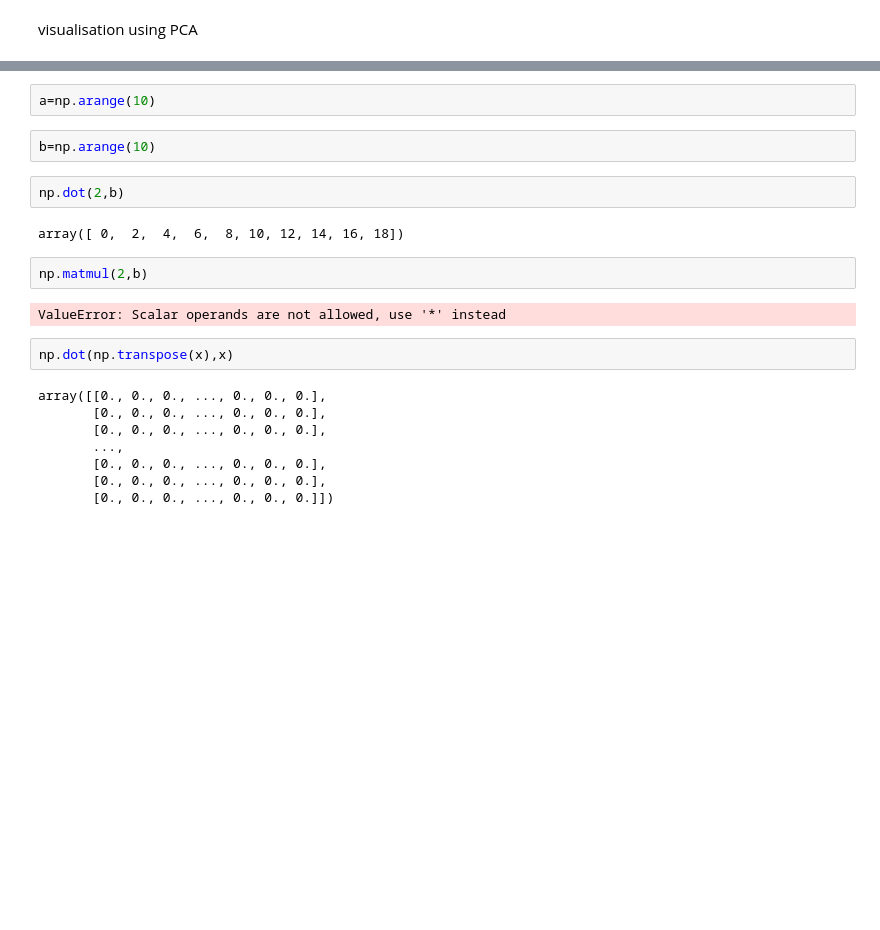
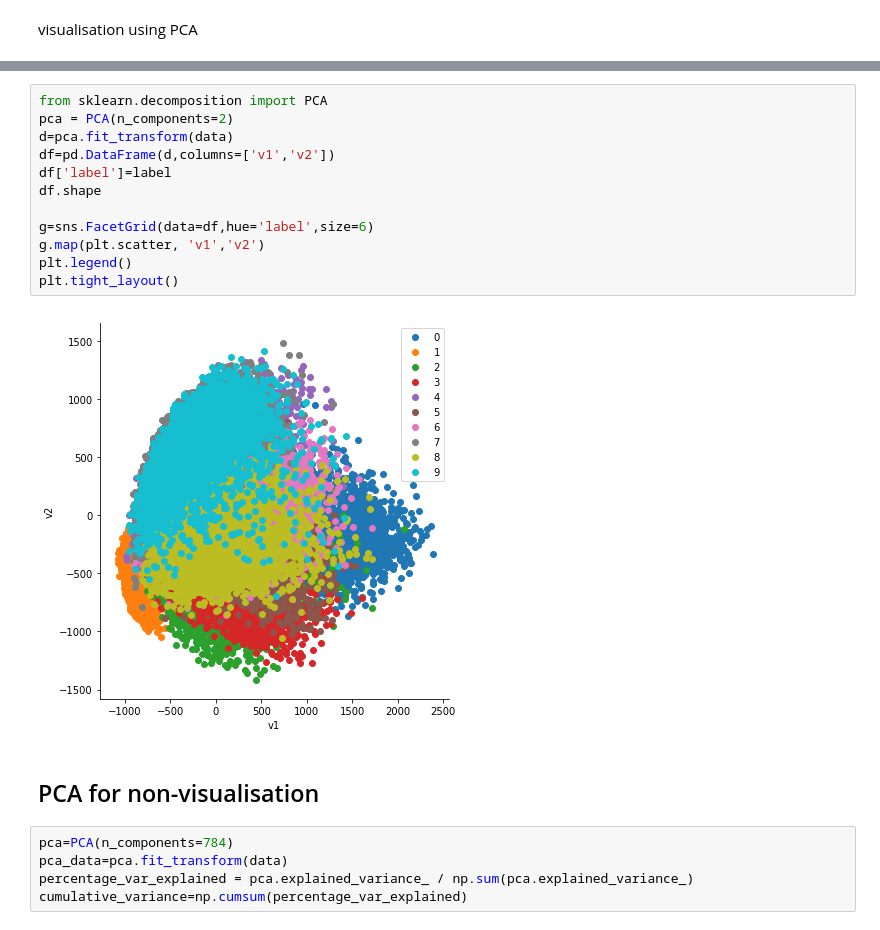
Before and after one commit to princebharti/ml-basic, a Jupyter notebook: DIMENSIONALITY REDUCTION AND VISUALIZATION-11/Dimensionality_reduction_practise.ipynb, the cells around one changed output, grey strips where cells are left out. Drawn from its saved outputs; the diff is of its cells as text; blank space fills up the shorter version.

```diff
--- a/DIMENSIONALITY REDUCTION AND VISUALIZATION-11/Dimensionality_reduction_practise.ipynb
+++ b/DIMENSIONALITY REDUCTION AND VISUALIZATION-11/Dimensionality_reduction_practise.ipynb
@@ -60,22 +48,21 @@ s=np.transpose(x)
-# %%
-a=np.arange(10)
-# %%
-b=np.arange(10)
-# %%
-np.dot(2,b)
-# %% [output]
-array([ 0,  2,  4,  6,  8, 10, 12, 14, 16, 18])
-# %%
-np.matmul(2,b)
-# %% [output]
-ValueError: Scalar operands are not allowed, use '*' instead
-# %%
-np.dot(np.transpose(x),x)
-# %% [output]
-array([[0., 0., 0., ..., 0., 0., 0.],
-       [0., 0., 0., ..., 0., 0., 0.],
-       [0., 0., 0., ..., 0., 0., 0.],
-       ...,
-       [0., 0., 0., ..., 0., 0., 0.],
-       [0., 0., 0., ..., 0., 0., 0.],
-       [0., 0., 0., ..., 0., 0., 0.]])
+# %%
+from sklearn.decomposition import PCA
+pca = PCA(n_components=2)
+d=pca.fit_transform(data)
+df=pd.DataFrame(d,columns=['v1','v2'])
+df['label']=label
+df.shape
+
+g=sns.FacetGrid(data=df,hue='label',size=6)
+g.map(plt.scatter, 'v1','v2')
+plt.legend()
+plt.tight_layout()
+# %% [output]
+[figure, added]
+# %% [markdown]
+## PCA for non-visualisation
+# %%
+pca=PCA(n_components=784)
+pca_data=pca.fit_transform(data)
+percentage_var_explained = pca.explained_variance_ / np.sum(pca.explained_variance_)
+cumulative_variance=np.cumsum(percentage_var_explained)
```
Also changed, not shown: parts of 7 cells of this notebook, 1 other file.
